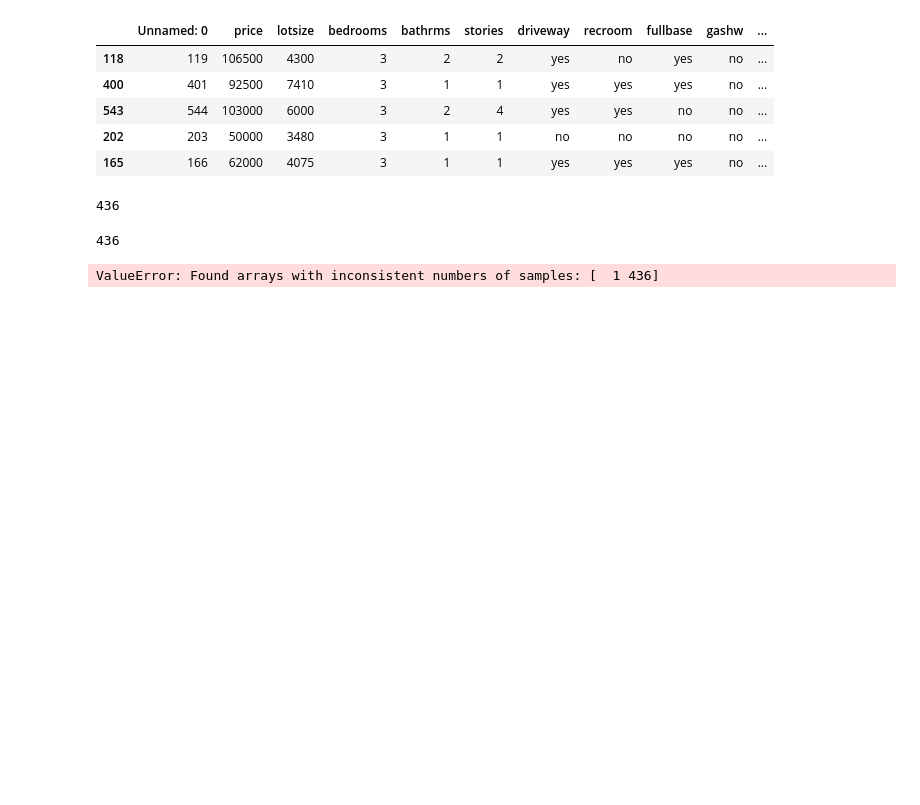
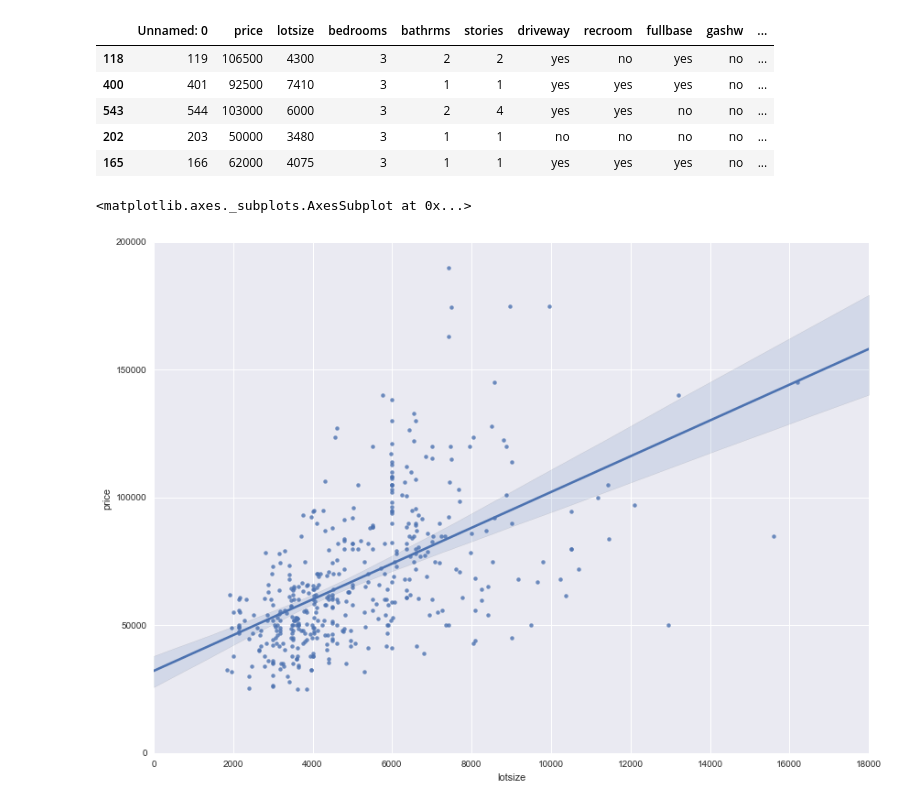
Before and after one commit to mbiczo/ML, a Jupyter notebook: linear_regression/Example1.ipynb, the cells around one changed output. Drawn from its saved outputs; the diff is of its cells as text; code cells hidden in the pictures; blank space fills up the shorter version.

Commit message:
add high-level seaborn plots

```diff
--- a/linear_regression/Example1.ipynb
+++ b/linear_regression/Example1.ipynb
@@ -41,18 +42,9 @@ train_data.head()
 | 543 | 544 | 103000 | 6000 | 3 | 2 | 4 | yes | yes | no | no | ... |
 | 202 | 203 | 50000 | 3480 | 3 | 1 | 1 | no | no | no | no | ... |
 | 165 | 166 | 62000 | 4075 | 3 | 1 | 1 | yes | yes | yes | no | ... |
-# %%
-len(train_data.lotsize)
-# %% [output]
-436
-# %%
-len(train_data.price)
-# %% [output]
-436
-# %%
-# Create and fit basic linear model
-regr = linear_model.LinearRegression()
-
-regr.fit(train_data.lotsize, train_data.price)
-# %% [output]
-ValueError: Found arrays with inconsistent numbers of samples: [  1 436]
+# %%
+plt.figure(figsize=(14,10))
+sns.regplot(x=train_data.lotsize, y= train_data.price)
+# %% [output]
+<matplotlib.axes._subplots.AxesSubplot at 0x...>
+[figure, added]
```
Also changed, not shown: parts of 2 cells of this notebook.
